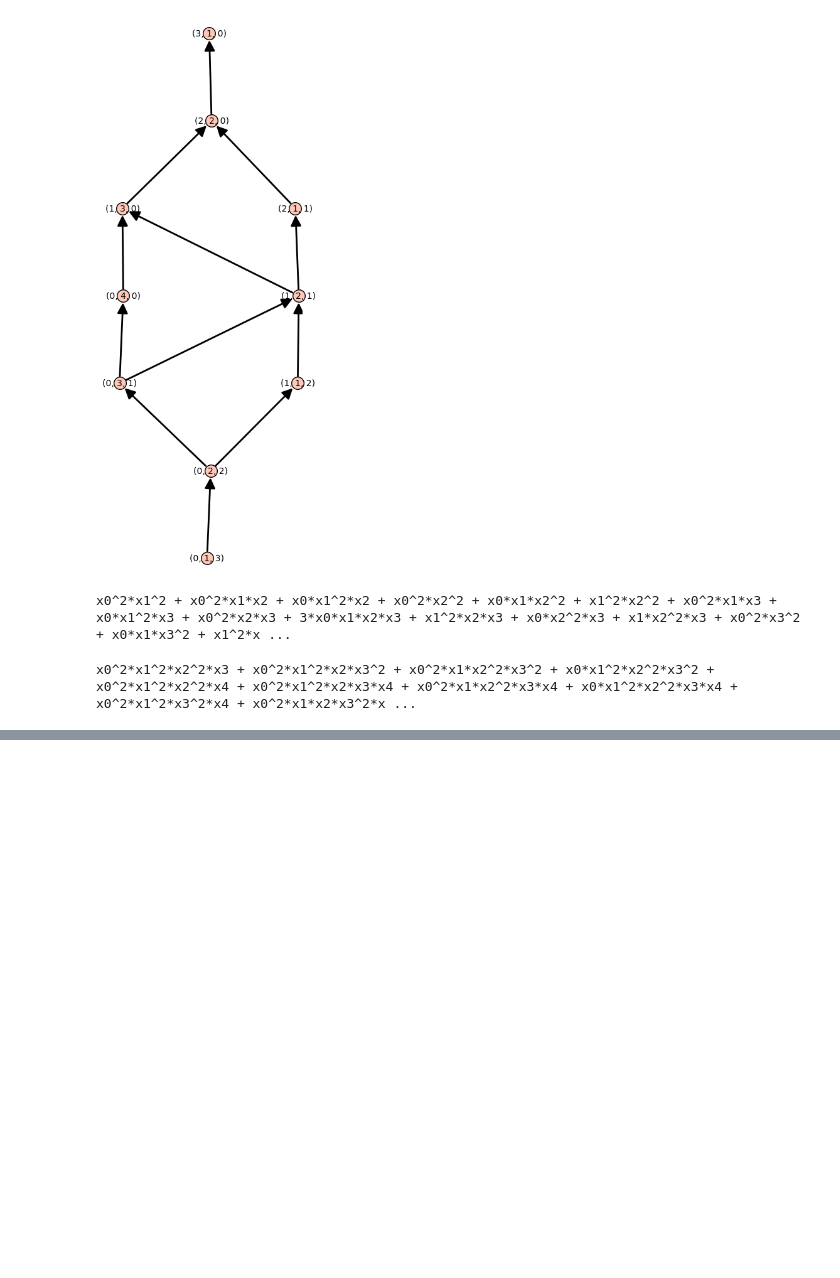
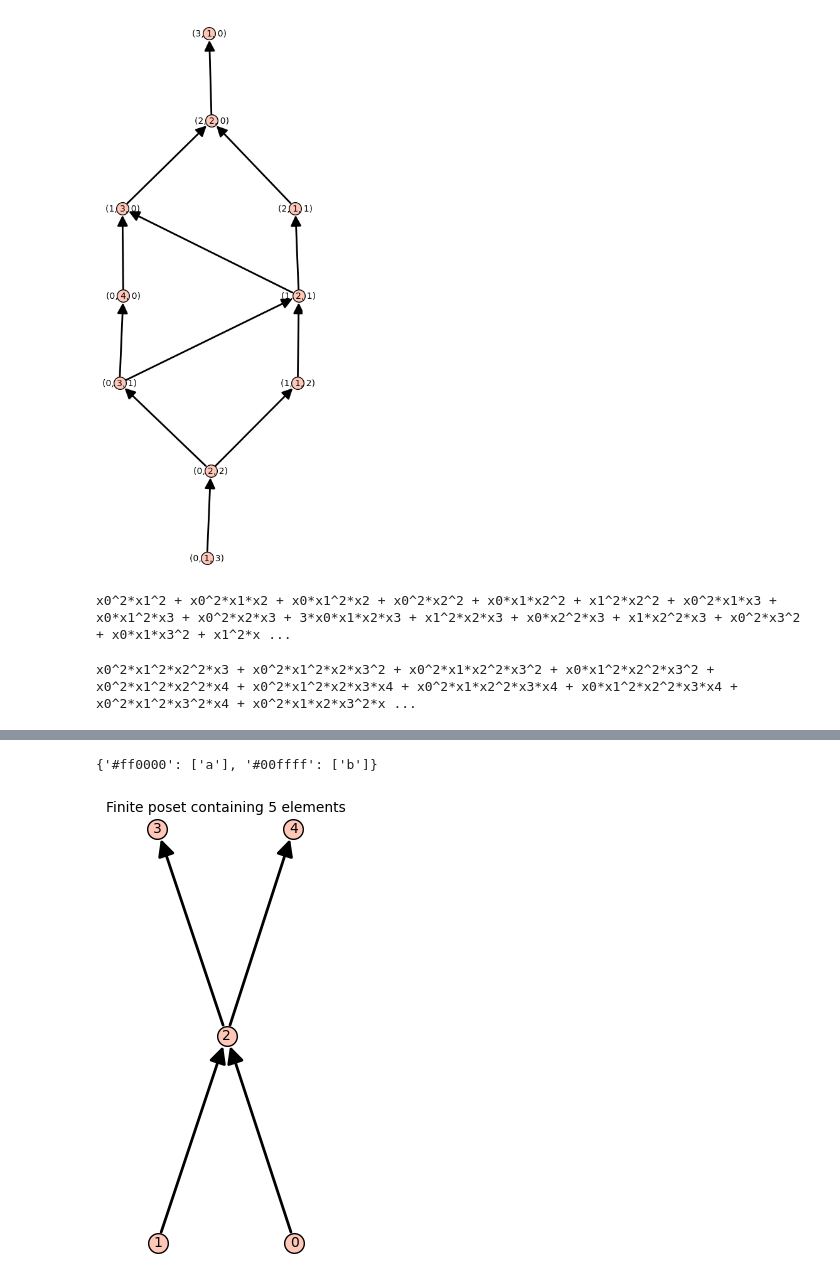
Before and after one commit to gyp2438/plethysm, a Jupyter notebook: Plethysme-2.ipynb, the cells around one changed output, grey strips where cells are left out. Cells and saved outputs as stored; diff of their text form; code cells hidden in the pictures; blank space fills up the shorter version.

```diff
--- a/Plethysme-2.ipynb
+++ b/Plethysme-2.ipynb
@@ -248,0 +468,11 @@ x0^2*x1^2*x2^2*x3 + x0^2*x1^2*x2*x3^2 + x0^2*x1*x2^2*x3^2 + x0*x1^2*x2^2*x3^2 +
+# %%
+vertex_colors = {color : [elt] for (color, elt) in zip(rainbow(len(SP)), SP)}
+vertex_colors
+# %% [output]
+{'#ff0000': ['a'], '#00ffff': ['b']}
+# %%
+P = Poset({0: [2], 1: [2], 2: [3, 4], 3: [], 4: []})
+# %%
+P
+# %% [output]
+[figure, added]
```
Also changed, not shown: parts of 35 cells of this notebook, 1 other file.
